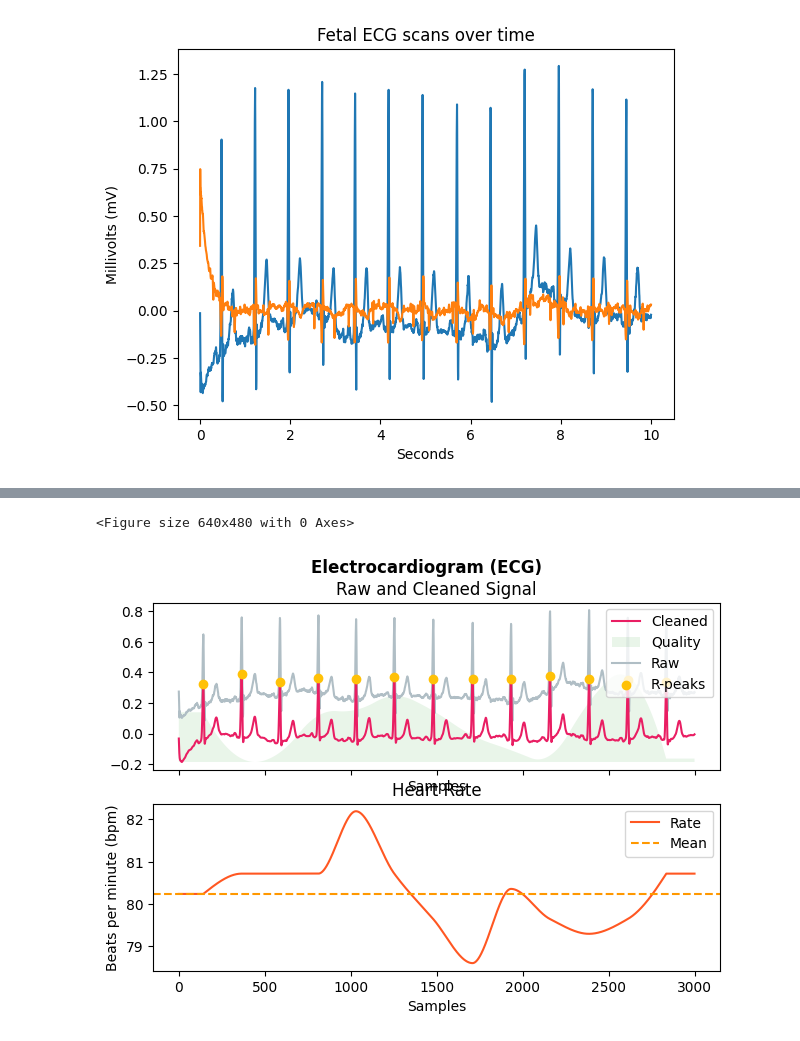
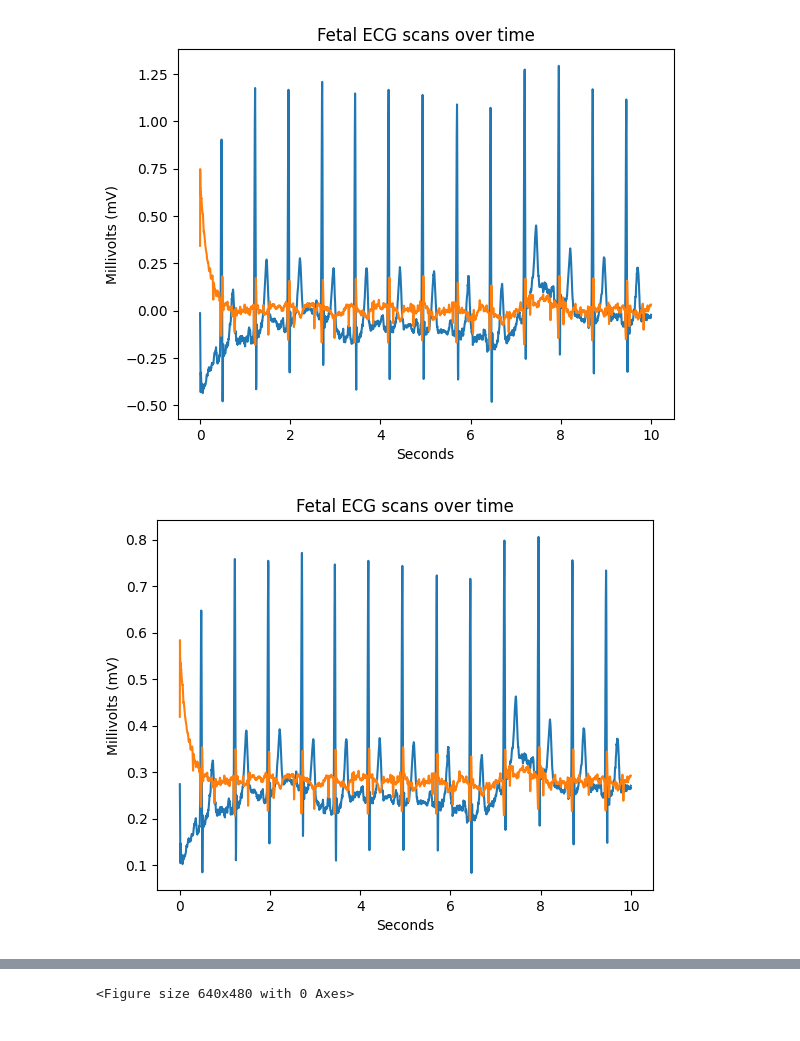
Before and after one commit to MalhotraNav/fetal_arrhythmia_detection, a Jupyter notebook: main.ipynb, the cells around one changed output, grey strips where cells are left out. Drawn from its saved outputs; the diff is of its cells as text; code cells hidden in the pictures.

Commit message:
added cycle variable and plotted normalized data

```diff
--- a/main.ipynb
+++ b/main.ipynb
@@ -45,34 +45,37 @@ def plot_signal(data, fs, seconds, signal_count):
 
     plt.show()
     plt.figure()
 
 records_file_path = 'non-invasive-fetal-ecg-arrhythmia-database-1.0.0/RECORDS'
 with open(records_file_path, 'r') as f:
     record_names = f.read().splitlines()
 
 
 for record_name in record_names:
     record_path = 'non-invasive-fetal-ecg-arrhythmia-database-1.0.0/' + record_name
     record = wfdb.rdrecord(record_path)
     signals = record.p_signal
     fs = record.fs
 
     # sample, normalize, plot 1
     new_fs = 300
     sampled_data = resample(signals,fs, new_fs)
     normalized_data = normalize(sampled_data)
 
     # print
     plot_signal(signals, fs=fs, seconds=10, signal_count=2)
     plot_signal(sampled_data, fs=new_fs, seconds=10, signal_count=2)
+    plot_signal(normalized_data, fs=new_fs, seconds=10, signal_count=2)
 
     # feature extraction of first signal only
-    neuro_kit(normalized_data[0:new_fs*10,0], new_fs)
+    cycles = 10
+    neuro_kit(normalized_data[0:new_fs*cycles,0], new_fs)
 
     break
 # %% [output]
 [figure]
 [figure]
+[figure, new version]
        ECG_Raw  ECG_Clean   ECG_Rate  ECG_Quality  ECG_R_Peaks  ECG_P_Peaks  \
 0     0.273977  -0.032621  80.237741     0.565512            0            0
 1     0.225807  -0.067593  80.237741     0.565512            0            0
@@ -91,4 +94,3 @@ for record_name in record_names:
 
 [3000 rows x 19 columns]
 <Figure size 640x480 with 0 Axes>
-[figure, old version]
```
Also changed, not shown: parts of 1 cell of this notebook.
